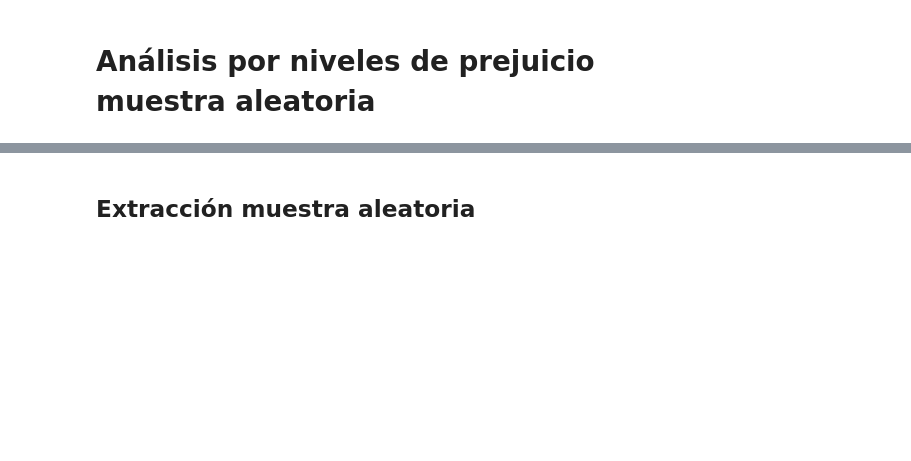
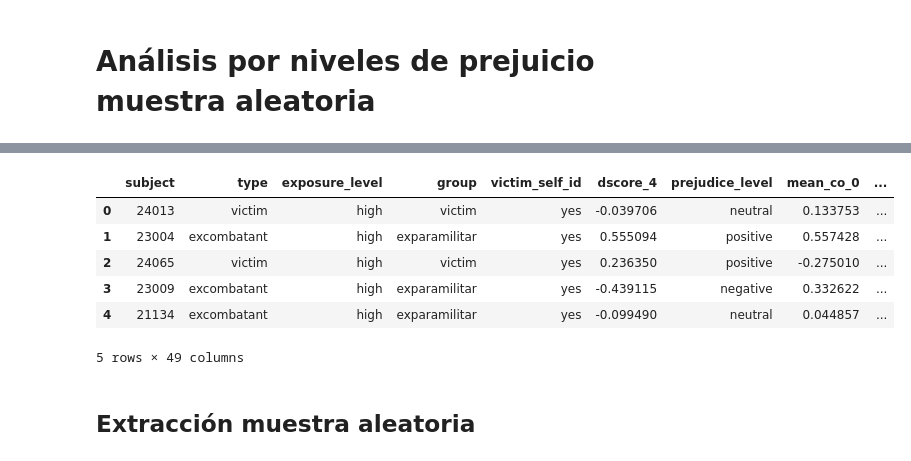
Before and after one commit to jhquiza/EEG_IAT, a Jupyter notebook: Análisis univariante masivo definitivo.ipynb, the cells around one changed output, grey strips where cells are left out. Cells and saved outputs as stored; diff of their text form; code cells hidden in the pictures; blank space fills up the shorter version.

```diff
--- a/Análisis univariante masivo definitivo.ipynb
+++ b/Análisis univariante masivo definitivo.ipynb
@@ -1294,0 +1571,13 @@ cl.time_intervals(df, ['FC4','AFZ'])
+# %%
+df_medidas['subject']= df_medidas['subject'].astype('int64')
+medidas = pd.merge(muestra, df_medidas, left_on='subject', right_on='subject', how='inner')
+medidas = medidas.sort_values(by=['subject'])
+medidas.head()
+# %% [output]
+|  | subject | type | exposure_level | group | victim_self_id | dscore_4 | prejudice_level | mean_co_0 | ... |
+| 0 | 24013 | victim | high | victim | yes | -0.039706 | neutral | 0.133753 | ... |
+| 1 | 23004 | excombatant | high | exparamilitar | yes | 0.555094 | positive | 0.557428 | ... |
+| 2 | 24065 | victim | high | victim | yes | 0.236350 | positive | -0.275010 | ... |
+| 3 | 23009 | excombatant | high | exparamilitar | yes | -0.439115 | negative | 0.332622 | ... |
+| 4 | 21134 | excombatant | high | exparamilitar | yes | -0.099490 | neutral | 0.044857 | ... |
+5 rows × 49 columns
```
Also changed, not shown: parts of 47 cells of this notebook, 1 other file.
